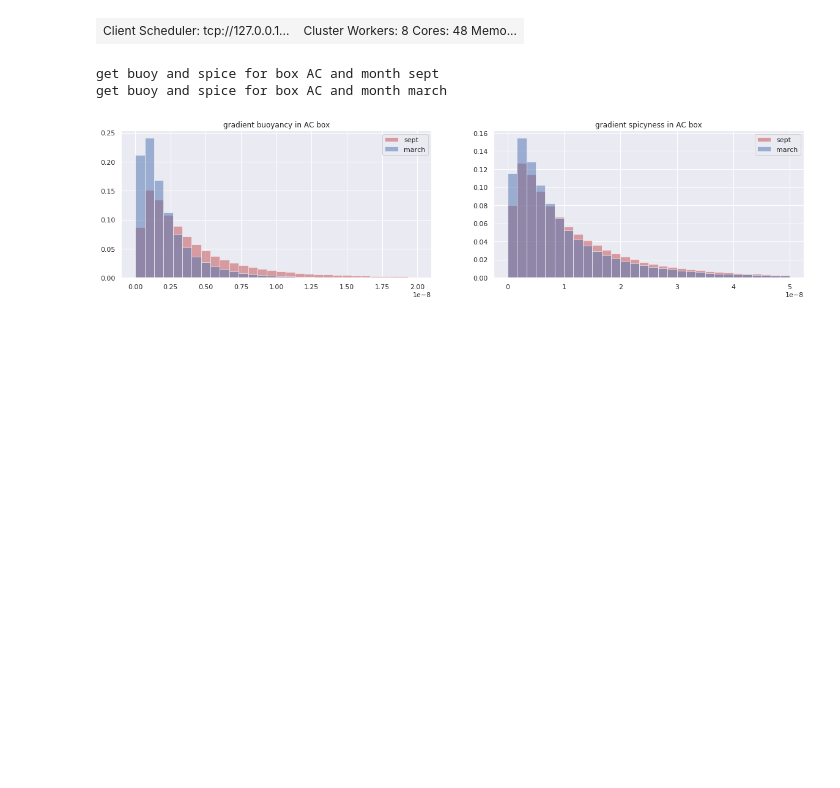
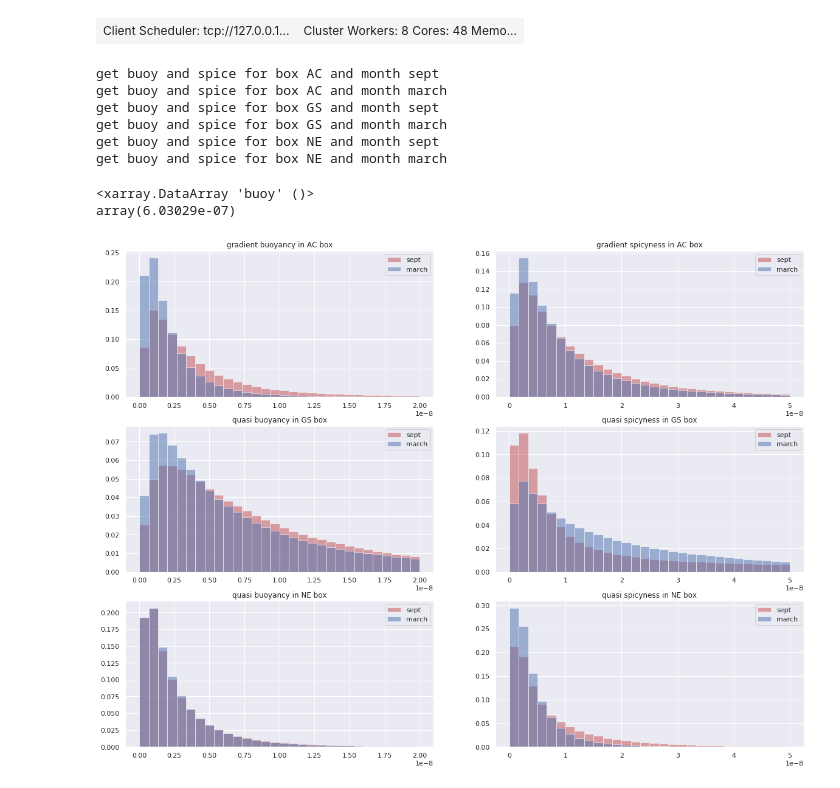
Before and after one commit to auraoupa/diag-turner-angle, a Jupyter notebook: 2019-09-19-AA-hist-grad-buoy-spice-NATL60-boxes-m03-09-1d-from-file-on-occigen.ipynb, the cells around one changed output. Saved outputs shown, nothing was run; the diff lists cells and outputs as text; code cells hidden in the pictures; blank space fills up the shorter version.

```diff
--- a/2019-09-19-AA-hist-grad-buoy-spice-NATL60-boxes-m03-09-1d-from-file-on-occigen.ipynb
+++ b/2019-09-19-AA-hist-grad-buoy-spice-NATL60-boxes-m03-09-1d-from-file-on-occigen.ipynb
@@ -55,34 +55,79 @@ def get_buoy_spice(box,month):
 # %%
 buoy_sept_AC,spice_sept_AC=get_buoy_spice('AC','sept')
 buoy_march_AC,spice_march_AC=get_buoy_spice('AC','march')
-#buoy_sept_GS,spice_sept_GS=get_buoy_spice('GS','sept')
-#buoy_march_GS,spice_march_GS=get_buoy_spice('GS','march')
-#buoy_sept_NE,spice_sept_NE=get_buoy_spice('NE','sept')
-#buoy_march_NE,spice_march_NE=get_buoy_spice('NE','march')
+buoy_sept_GS,spice_sept_GS=get_buoy_spice('GS','sept')
+buoy_march_GS,spice_march_GS=get_buoy_spice('GS','march')
+buoy_sept_NE,spice_sept_NE=get_buoy_spice('NE','sept')
+buoy_march_NE,spice_march_NE=get_buoy_spice('NE','march')
 # %% [output]
 get buoy and spice for box AC and month sept
 get buoy and spice for box AC and month march
+get buoy and spice for box GS and month sept
+get buoy and spice for box GS and month march
+get buoy and spice for box NE and month sept
+get buoy and spice for box NE and month march
+# %%
+np.max(buoy_sept_GS)
+# %% [output]
+<xarray.DataArray 'buoy' ()>
+array(6.03029e-07)
 # %%
 fig = plt.figure(figsize=(20.0, 15.0))
 
 axes1 = fig.add_subplot(3, 2, 1)
 weights = np.ones_like(buoy_sept_AC)/float(len(buoy_sept_AC))
 axes1.hist(buoy_sept_AC,30, alpha = 0.5,range=(0,2e-8),color='r', weights=weights, label='sept')
 weights = np.ones_like(buoy_march_AC)/float(len(buoy_march_AC))
 axes1.hist(np.abs(buoy_march_AC),30, alpha = 0.5,range=(0,2e-8),color='b', weights=weights, label='march')
 
 plt.legend()
 plt.title('gradient buoyancy in AC box')
 
 axes2 = fig.add_subplot(3, 2, 2)
 weights = np.ones_like(spice_sept_AC)/float(len(spice_sept_AC))
 axes2.hist(spice_sept_AC,30, alpha = 0.5,range=(0,0.5e-7),color='r', weights=weights, label='sept')
 weights = np.ones_like(spice_march_AC)/float(len(spice_march_AC))
 axes2.hist(np.abs(spice_march_AC),30, alpha = 0.5,range=(0,0.5e-7),color='b', weights=weights, label='march')
 
 plt.legend()
 plt.title('gradient spicyness in AC box')
 
-plt.savefig('hist_grad-buoy-spice_AC.png')
+axes3 = fig.add_subplot(3, 2, 3)
+weights = np.ones_like(buoy_sept_GS)/float(len(buoy_sept_GS))
+axes3.hist(buoy_sept_GS,30, alpha = 0.5,range=(0,2e-8),color='r', weights=weights, label='sept')
+weights = np.ones_like(buoy_march_GS)/float(len(buoy_march_GS))
+axes3.hist(np.abs(buoy_march_GS),30, alpha = 0.5,range=(0,2e-8),color='b', weights=weights, label='march')
+
+plt.legend()
+plt.title('quasi buoyancy in GS box')
+
+axes4 = fig.add_subplot(3, 2, 4)
+weights = np.ones_like(spice_sept_GS)/float(len(spice_sept_GS))
+axes4.hist(spice_sept_GS,30, alpha = 0.5,range=(0,0.5e-7),color='r', weights=weights, label='sept')
+weights = np.ones_like(spice_march_GS)/float(len(spice_march_GS))
+axes4.hist(np.abs(spice_march_GS),30, alpha = 0.5,range=(0,0.5e-7),color='b', weights=weights, label='march')
+
+plt.legend()
+plt.title('quasi spicyness in GS box')
+
+axes5 = fig.add_subplot(3, 2, 5)
+weights = np.ones_like(buoy_sept_NE)/float(len(buoy_sept_NE))
+axes5.hist(buoy_sept_NE,30, alpha = 0.5,range=(0,2e-8),color='r', weights=weights, label='sept')
+weights = np.ones_like(buoy_march_NE)/float(len(buoy_march_NE))
+axes5.hist(np.abs(buoy_march_NE),30, alpha = 0.5,range=(0,2e-8),color='b', weights=weights, label='march')
+
+plt.legend()
+plt.title('quasi buoyancy in NE box')
+
+axes6 = fig.add_subplot(3, 2, 6)
+weights = np.ones_like(spice_sept_NE)/float(len(spice_sept_NE))
+axes6.hist(spice_sept_NE,30, alpha = 0.5,range=(0,0.5e-7),color='r', weights=weights, label='sept')
+weights = np.ones_like(spice_march_NE)/float(len(spice_march_NE))
+axes6.hist(np.abs(spice_march_NE),30, alpha = 0.5,range=(0,0.5e-7),color='b', weights=weights, label='march')
+
+plt.legend()
+plt.title('quasi spicyness in NE box')
+
+plt.savefig('hist_grad-buoy-spice_all-boxes.png')
 # %% [output]
-[figure, old version]
+[figure, new version]
```
Also changed, not shown: parts of 1 cell of this notebook, 53 other files.
